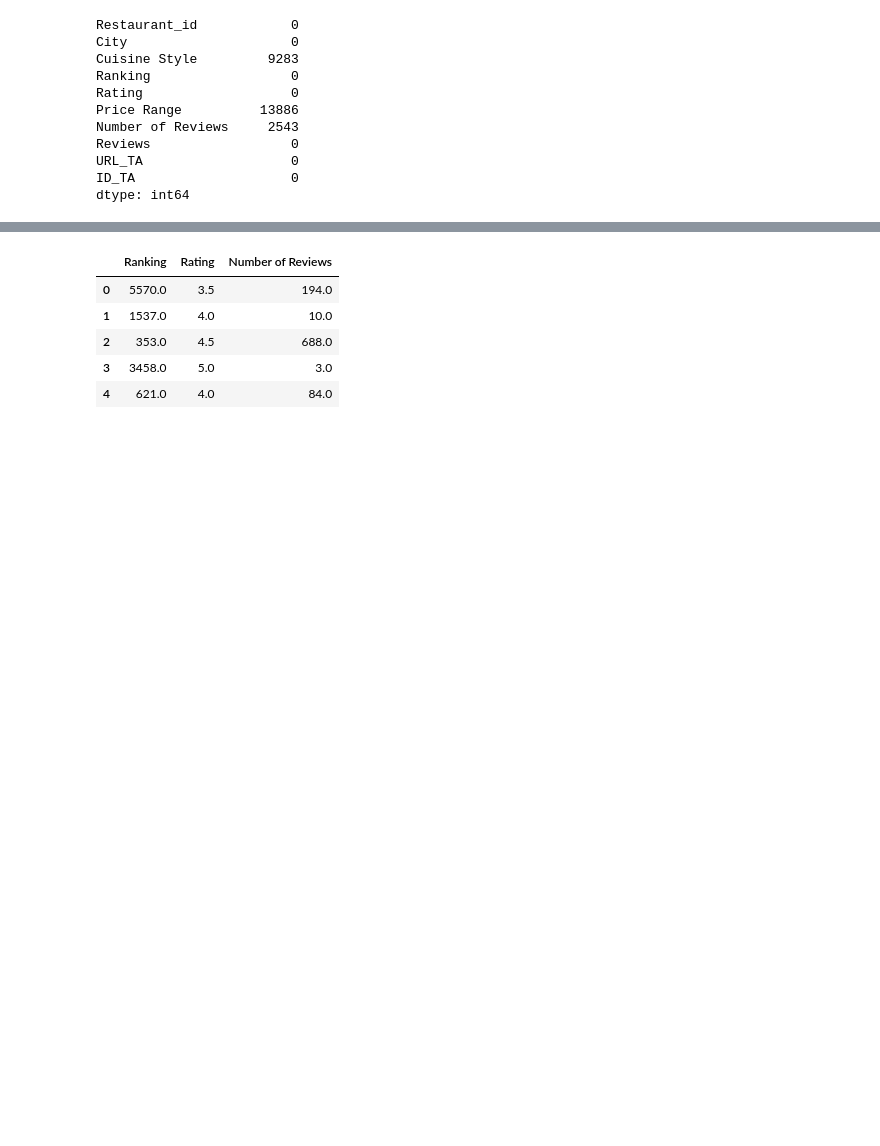
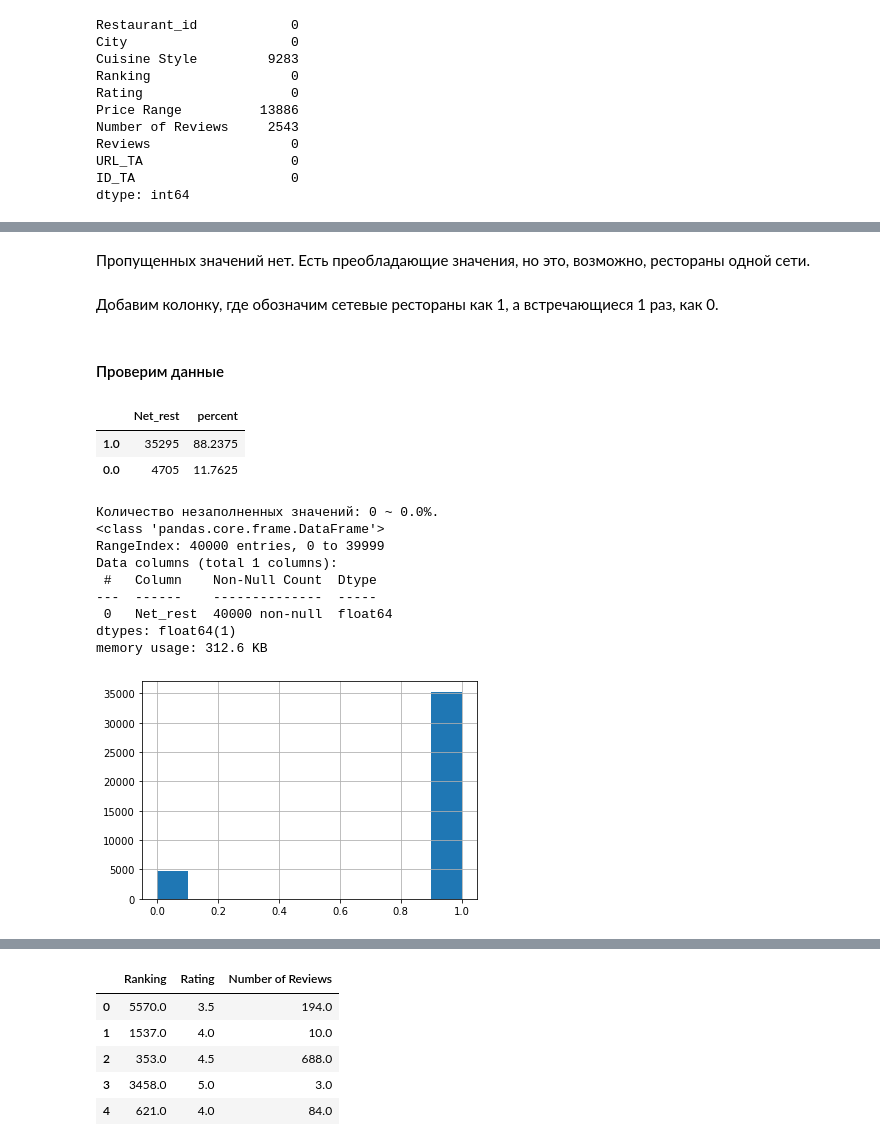
Before and after one commit to lermontoff123/Projekts, a Jupyter notebook: 4. Restaurant/Restaurant.ipynb, the cells around one changed output, grey strips where cells are left out. Drawn from its saved outputs; the diff is of its cells as text; code cells hidden in the pictures; blank space fills up the shorter version.

```diff
--- a/4. Restaurant/Restaurant.ipynb
+++ b/4. Restaurant/Restaurant.ipynb
@@ -130,0 +263,27 @@ df.head()
+# %% [markdown]
+Пропущенных значений нет. Есть преобладающие значения, но это, возможно, рестораны одной сети.
+# %% [markdown]
+Добавим колонку, где обозначим сетевые рестораны как 1, а встречающиеся 1 раз, как 0.
+# %%
+a1 = df.Restaurant_id.value_counts() # составим список данных по столбцу
+Net_rest = a1[a1 > 1].index.tolist() # составим список значений > 1
+df['Net_rest'] = df[df.Restaurant_id.isin(Net_rest)].Restaurant_id.apply(lambda x: 1) # создадим колонку со значениями 1 на месте сетевых ресторанов
+df.Net_rest = df['Net_rest'].fillna(0) # в созданной колонке пустые значения заменим на 0
+# %% [markdown]
+#### Проверим данные
+# %%
+test(df, 'Net_rest')
+# %% [output]
+|  | Net_rest | percent |
+| 1.0 | 35295 | 88.2375 |
+| 0.0 | 4705 | 11.7625 |
+Количество незаполненных значений: 0 ~ 0.0%.
+<class 'pandas.core.frame.DataFrame'>
+RangeIndex: 40000 entries, 0 to 39999
+Data columns (total 1 columns):
+ #   Column    Non-Null Count  Dtype
+---  ------    --------------  -----
+ 0   Net_rest  40000 non-null  float64
+dtypes: float64(1)
+memory usage: 312.6 KB
+[figure, added]
```
Also changed, not shown: parts of 17 cells of this notebook, 1 other file.
